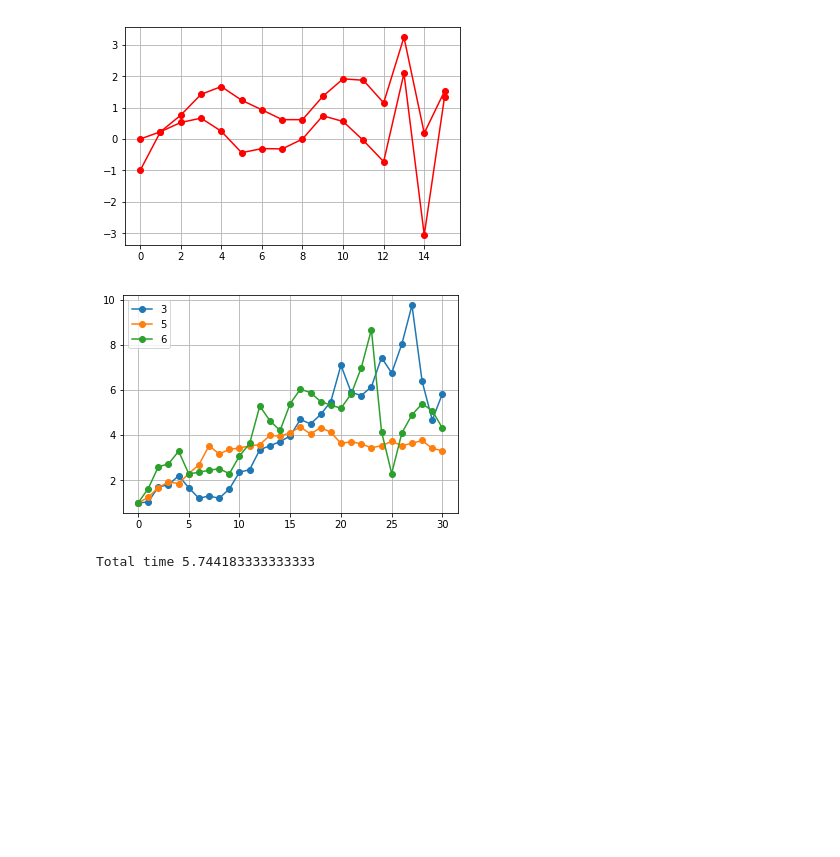
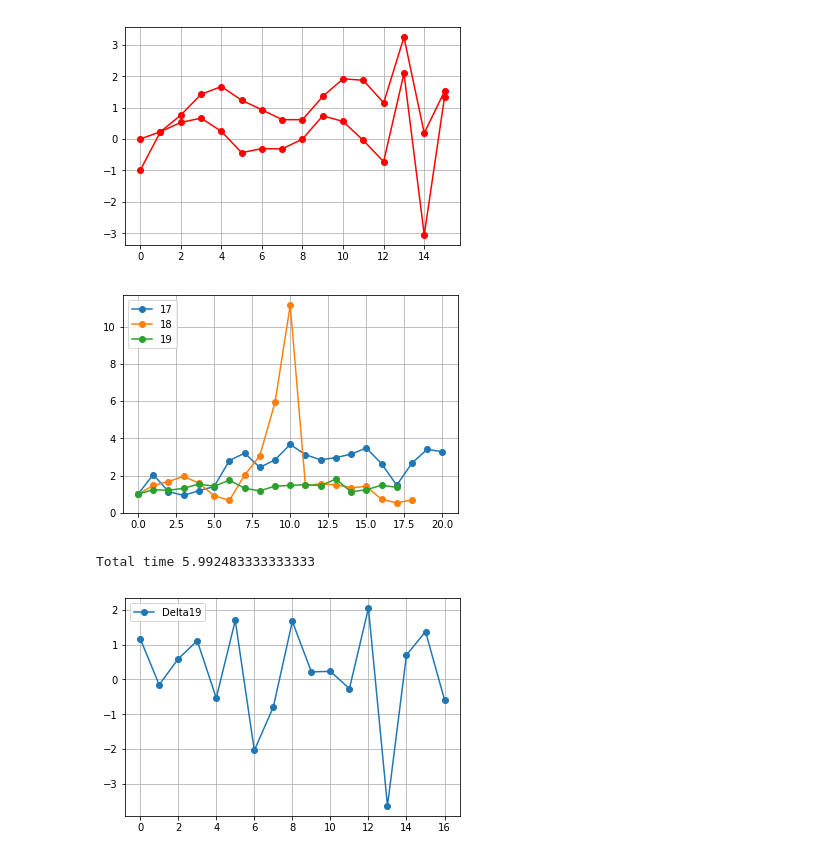
Before and after one commit to AndreeaStefan/SmartuistWrapper, a Jupyter notebook: evaluation/PlotResults.ipynb, the cells around one changed output. Drawn from its saved outputs; the diff is of its cells as text; code cells hidden in the pictures; blank space fills up the shorter version.

```diff
--- a/evaluation/PlotResults.ipynb
+++ b/evaluation/PlotResults.ipynb
@@ -107,12 +107,21 @@ plt.show()
 # player 4 = spiral - selected targets
 # player 5 = circle - selected targets + closer targets
 # player 6 = same
+# player 7 =
+# player 8 = change effort
+# player 9 = same as 8
 
-players = [3,5,6]
+players = [17,18,19]
 results = []
+gradientStats = []
 path ="C:\\Users\\huber\\OneDrive\\Dokumenty\\thesis-hubert\\unity\\SmartuistWrapper\\tapResult.csv"
-results = [0] * 10
-f = open(path, "r")
+pathA = "E:\\Andreea\\Projects\\Git\\SmartsuitWrapper\\SmartuistWrapper\\tapResult.csv"
+pathStats ="C:\\Users\\huber\\OneDrive\\Dokumenty\\thesis-hubert\\unity\\SmartuistWrapper\\tapResult.csv"
+pathStatsA = "E:\\Andreea\\Projects\\Git\\SmartsuitWrapper\\SmartuistWrapper\\GradientStats2.txt"
+
+# read tap results / player
+results = [0] * 100
+f = open(pathA, "r")
 player = -1
 for x in f:
     line = x.split(',')
@@ -124,43 +133,63 @@ for x in f:
             results[player] = []
             results[player].append(line)
 
+# read gradient results / player
+gradientStats = [0] * 100
+f = open(pathStatsA, "r")
+player = -1
+for x in f:
+    line = x.split(',')
+    if int(line[0]) == player:
+        gradientStats[player].append(line)
+    else:
+        player = int(line[0])
+        gradientStats[player] = []
+        gradientStats[player].append(line)
+f.close()
 
 for p in players:
     tmp = results[p]
     lengths = []
     gain = []
     delta = []
     th = []
     thNorm = []
     totalTime = 0
     for words in tmp:
         totalTime += float(words[10])
         lengths.append(float(words[28]))
         gain.append(float(words[29]))
         delta.append(float(words[30]))
         th.append(float(words[11]))
         thNorm.append(float(words[12]))
         unique = [x for i, x in enumerate(lengths) if i == lengths.index(x)]
+
         x = list(range(0, len(unique)))
-        uniqueDelta = [np.sign(x) for i, x in enumerate(delta) if i == delta.index(x)]
         uniqueGain = [x for i, x in enumerate(gain) if i == gain.index(x)]
-#     plt.plot(x, uniqueDelta, 'o-')
     plt.plot(x, unique, 'o-', label=p)
 
 plt.legend(loc='upper left')
 plt.grid(True)
 plt.show()
 print("Total time", totalTime/60000)
-# plt.plot(x, uniqueGain, 'go-')
-# plt.grid(True)
-# plt.show()
-# x = list(range(0, len(th)))
 
+# delta
+players = [ 19]
+for p in players:
+    tmp = gradientStats[p]
+    gain = []
+    prevGain = []
+    for words in tmp:
+        gain.append(float(words[5]))
+        prevGain.append(float(words[4]))
 
-# plt.plot(x, th, 'bo-')
-# plt.plot(x, thNorm, 'ro-')
-# plt.grid(True)
-# plt.show()
+    delta = np.array(gain) - np.array(prevGain)
+    x = list(range(0, len(delta)))
+    plt.plot(x, delta, 'o-', label="Delta"+str(p))
+plt.legend(loc='upper left')
+plt.grid(True)
+plt.show()
 # %% [output]
-[figure, old version]
+[figure, new version]
-Total time 5.744183333333333
+Total time 5.992483333333333
+[figure, added]
```
Also changed, not shown: parts of 3 cells of this notebook, 19 other files.
